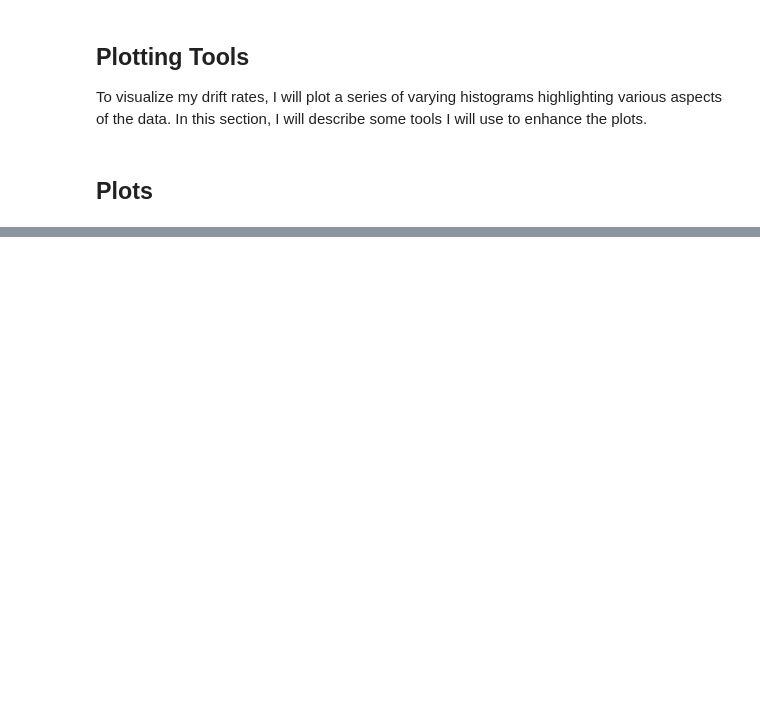
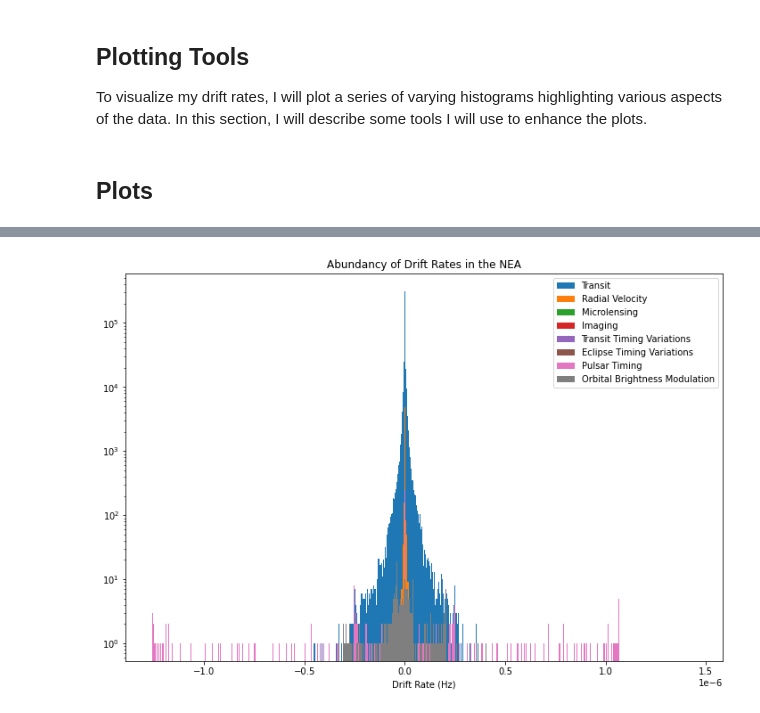
Before and after one commit to bricktoast/Test-Drift-Rates, a Jupyter notebook: Drift_Rates_NEA.ipynb, the cells around one changed output, grey strips where cells are left out. Cells and saved outputs as stored; diff of their text form; code cells hidden in the pictures; blank space fills up the shorter version.

```diff
--- a/Drift_Rates_NEA.ipynb
+++ b/Drift_Rates_NEA.ipynb
@@ -297,0 +350,14 @@ plt.show()
+# %%
+#Logarithmically Scaled Histogram by Discovery Method (Overlapped)
+plt.figure(figsize = [12,8])
+labels = df['discoverymethod'].value_counts()[:8].index.tolist()
+for lst in sorted_by_disc_method_dr:
+    plt.hist(lst, bins = 1000)
+plt.xlabel('Drift Rate (Hz)')
+plt.yscale('log')
+plt.legend(labels)
+plt.title('Abundancy of Drift Rates in the NEA')
+plt.savefig('log_overlap_disc_method_histogram.png')
+plt.show()
+# %% [output]
+[figure, added]
```
Also changed, not shown: parts of 20 cells of this notebook.
